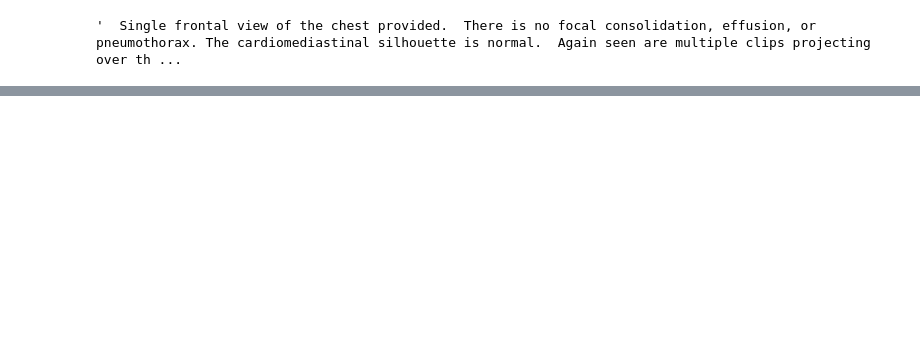
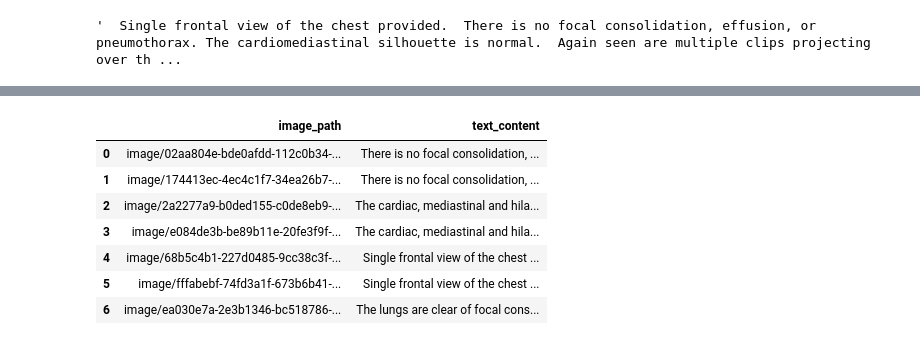
Before and after one commit to waittim/ConVIRT-Colab, a Jupyter notebook: mimic_data_prepare.ipynb, the cells around one changed output, grey strips where cells are left out. Saved outputs shown, nothing was run; the diff lists cells and outputs as text; code cells hidden in the pictures; blank space fills up the shorter version.

```diff
--- a/mimic_data_prepare.ipynb
+++ b/mimic_data_prepare.ipynb
@@ -197,0 +178,11 @@ file not exist.
+# %%
+paired_data
+# %% [output]
+|  | image_path | text_content |
+| 0 | image/02aa804e-bde0afdd-112c0b34-... | There is no focal consolidation, ... |
+| 1 | image/174413ec-4ec4c1f7-34ea26b7-... | There is no focal consolidation, ... |
+| 2 | image/2a2277a9-b0ded155-c0de8eb9-... | The cardiac, mediastinal and hila... |
+| 3 | image/e084de3b-be89b11e-20fe3f9f-... | The cardiac, mediastinal and hila... |
+| 4 | image/68b5c4b1-227d0485-9cc38c3f-... | Single frontal view of the chest ... |
+| 5 | image/fffabebf-74fd3a1f-673b6b41-... | Single frontal view of the chest ... |
+| 6 | image/ea030e7a-2e3b1346-bc518786-... | The lungs are clear of focal cons... |
```
Also changed, not shown: parts of 10 cells of this notebook.
